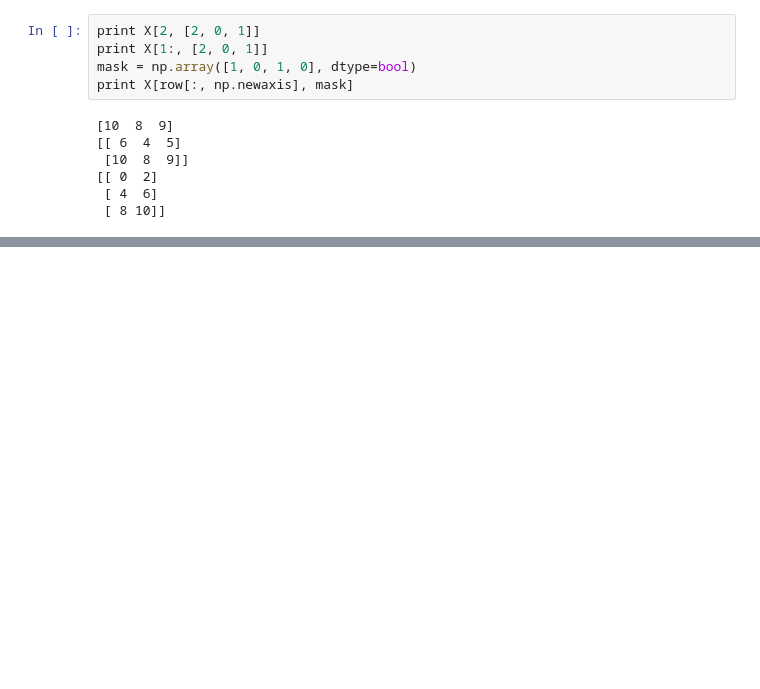
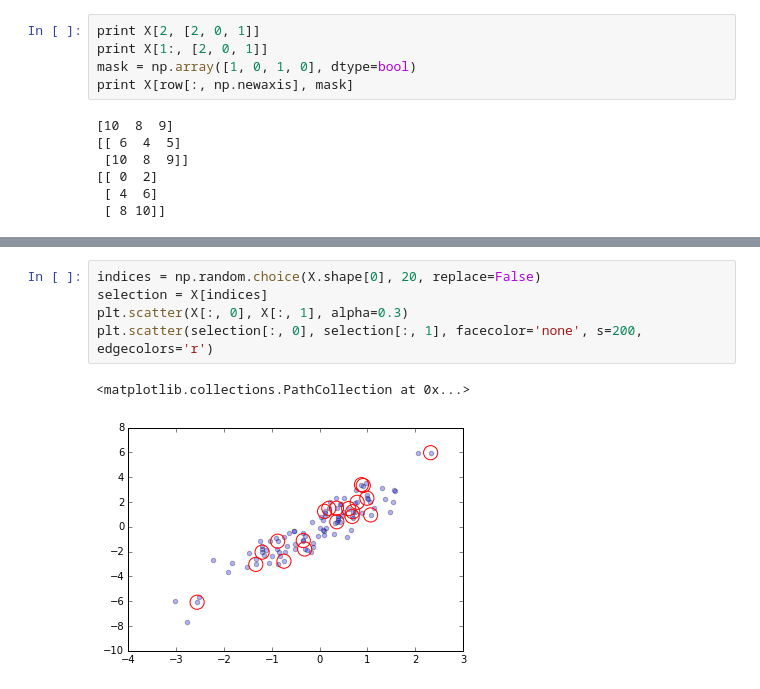
Before and after one commit to grehujt/SmallPythonProjects, a Jupyter notebook: jupyterNotebooks/tutorials/numpy.ipynb, the cells around one changed output, grey strips where cells are left out. Cells and saved outputs as stored; diff of their text form; blank space fills up the shorter version.

```diff
--- a/jupyterNotebooks/tutorials/numpy.ipynb
+++ b/jupyterNotebooks/tutorials/numpy.ipynb
@@ -592,0 +607,8 @@ print X[row[:, np.newaxis], mask]
+# %%
+indices = np.random.choice(X.shape[0], 20, replace=False)
+selection = X[indices]
+plt.scatter(X[:, 0], X[:, 1], alpha=0.3)
+plt.scatter(selection[:, 0], selection[:, 1], facecolor='none', s=200, edgecolors='r')
+# %% [output]
+<matplotlib.collections.PathCollection at 0x...>
+[figure, added]
```
Also changed, not shown: parts of 18 cells of this notebook.
